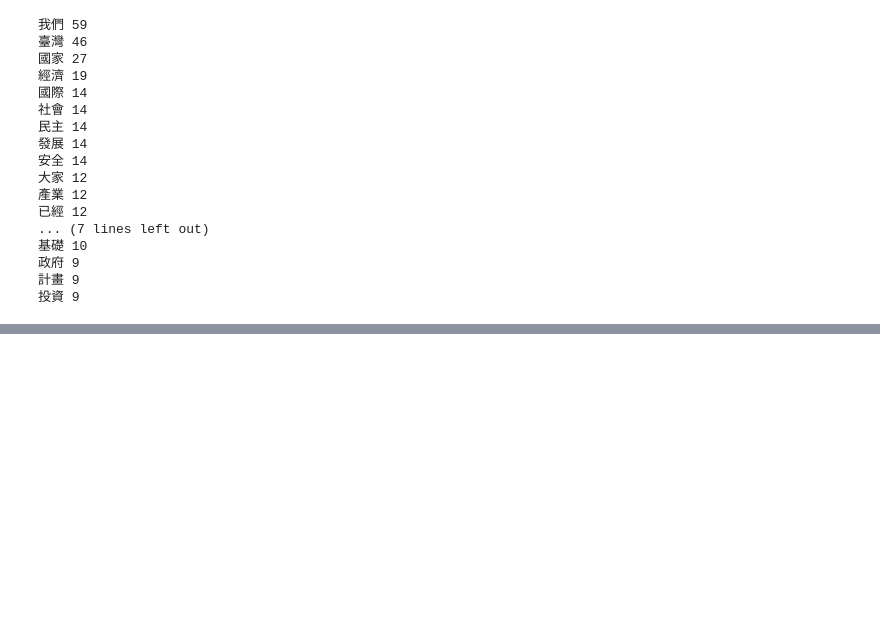
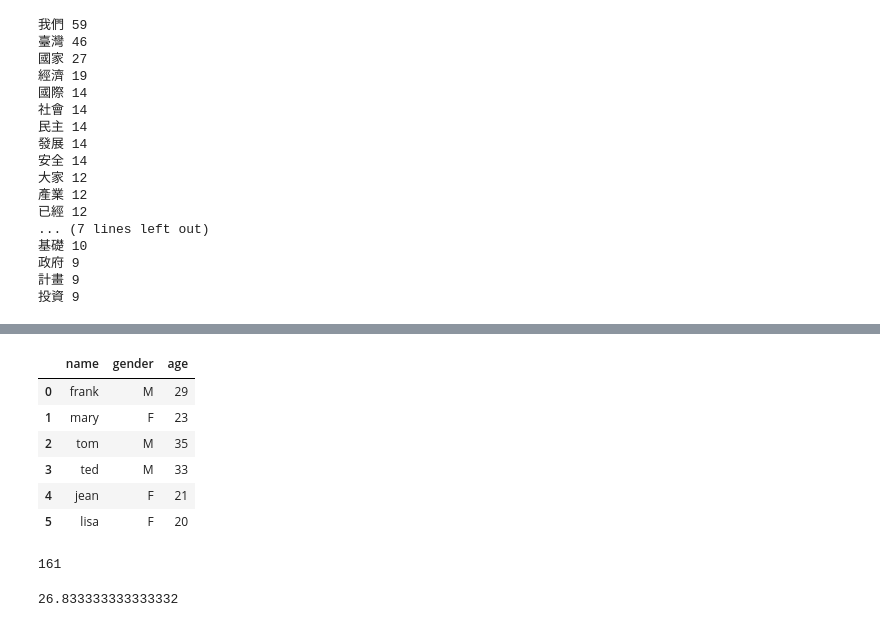
Before and after one commit to greenrmp/cathaylifepy, a Jupyter notebook: Demo20190627.ipynb, the cells around one changed output, grey strips where cells are left out. Cells and saved outputs as stored; diff of their text form; code cells hidden in the pictures; blank space fills up the shorter version.

```diff
--- a/Demo20190627.ipynb
+++ b/Demo20190627.ipynb
@@ -942,0 +1188,21 @@ f.close()
+# %%
+df.columns = ['name', 'gender', 'age']
+# %%
+df
+# %% [output]
+|  | name | gender | age |
+| 0 | frank | M | 29 |
+| 1 | mary | F | 23 |
+| 2 | tom | M | 35 |
+| 3 | ted | M | 33 |
+| 4 | jean | F | 21 |
+| 5 | lisa | F | 20 |
+# %%
+#  select sum(age) from df
+df['age'].sum()
+# %% [output]
+161
+# %%
+df['age'].mean()
+# %% [output]
+26.833333333333332
```
Also changed, not shown: parts of 48 cells of this notebook.
